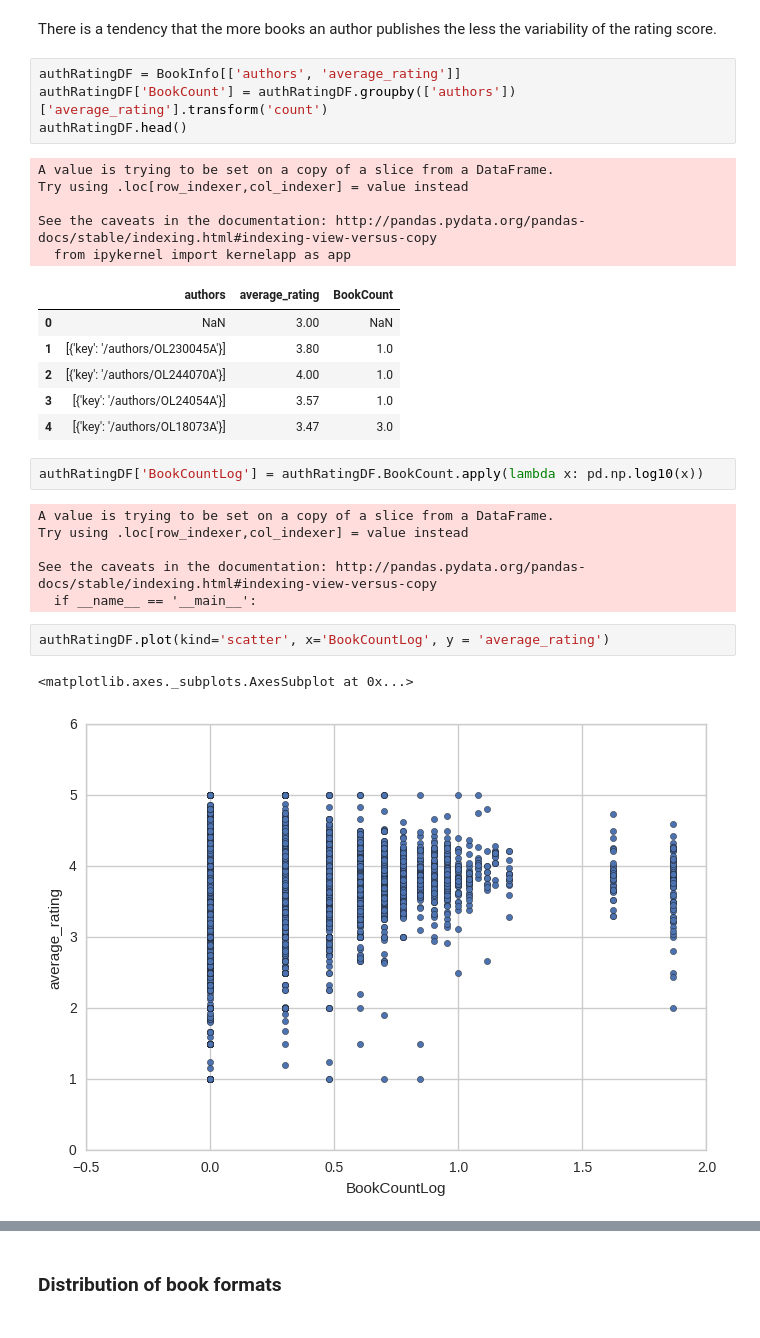
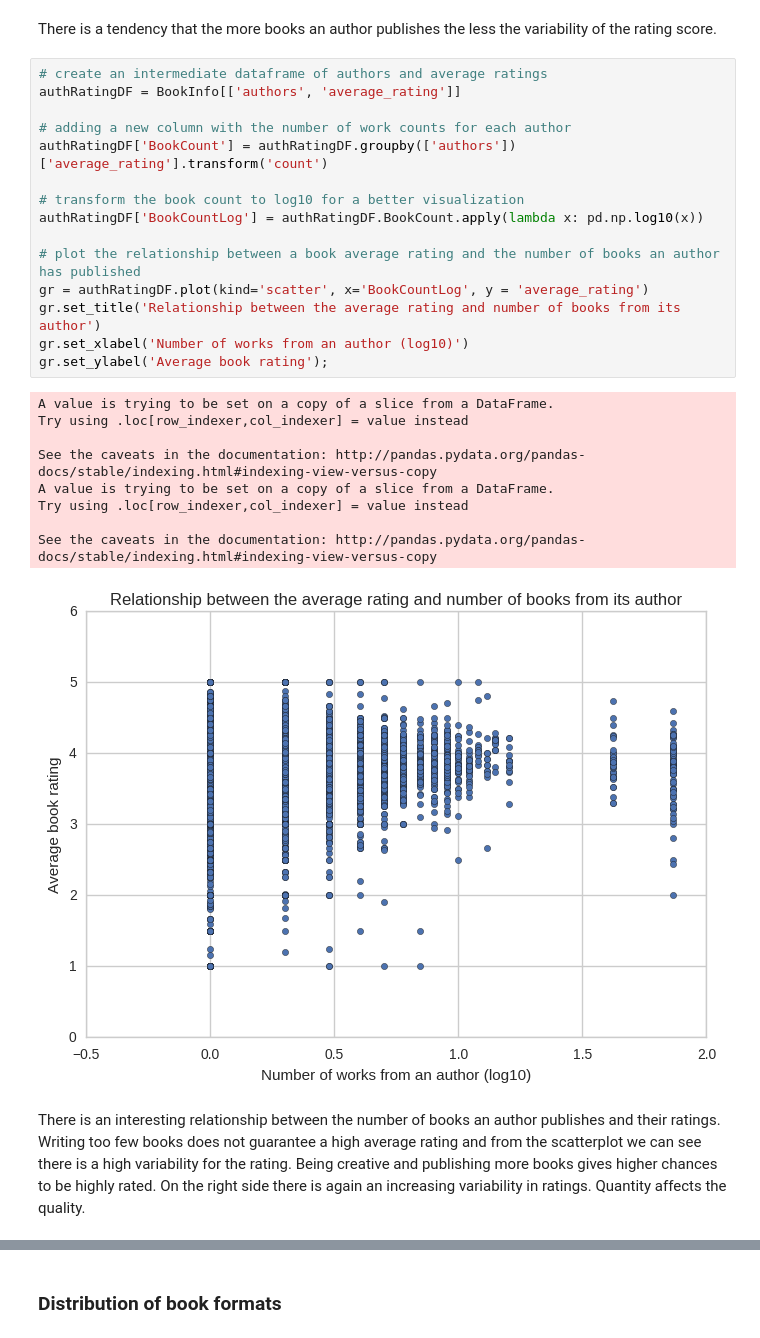
Before and after one commit to klitonandrea/BookRatings, a Jupyter notebook: Story telling with book ratings.ipynb, the cells around one changed output, grey strips where cells are left out. Cells and saved outputs as stored; diff of their text form.

```diff
--- a/Story telling with book ratings.ipynb
+++ b/Story telling with book ratings.ipynb
@@ -350,33 +373,31 @@ authAverageCount.plot(kind='scatter', x='count', y='mean', logx=True)
 We can improve this visualization by taking the logarithm of the x-axis.
 # %% [markdown]
 There is a tendency that the more books an author publishes the less the variability of the rating score.
-# %%
-authRatingDF = BookInfo[['authors', 'average_rating']]
-authRatingDF['BookCount'] = authRatingDF.groupby(['authors'])['average_rating'].transform('count')
-authRatingDF.head()
-# %% [output]
-A value is trying to be set on a copy of a slice from a DataFrame.
-Try using .loc[row_indexer,col_indexer] = value instead
-
-See the caveats in the documentation: http://pandas.pydata.org/pandas-docs/stable/indexing.html#indexing-view-versus-copy
-  from ipykernel import kernelapp as app
-|  | authors | average_rating | BookCount |
-| 0 | NaN | 3.00 | NaN |
-| 1 | [{'key': '/authors/OL230045A'}] | 3.80 | 1.0 |
-| 2 | [{'key': '/authors/OL244070A'}] | 4.00 | 1.0 |
-| 3 | [{'key': '/authors/OL24054A'}] | 3.57 | 1.0 |
-| 4 | [{'key': '/authors/OL18073A'}] | 3.47 | 3.0 |
-# %%
-authRatingDF['BookCountLog'] = authRatingDF.BookCount.apply(lambda x: pd.np.log10(x))
-# %% [output]
-A value is trying to be set on a copy of a slice from a DataFrame.
-Try using .loc[row_indexer,col_indexer] = value instead
-
-See the caveats in the documentation: http://pandas.pydata.org/pandas-docs/stable/indexing.html#indexing-view-versus-copy
-  if __name__ == '__main__':
-# %%
-authRatingDF.plot(kind='scatter', x='BookCountLog', y = 'average_rating')
-# %% [output]
-<matplotlib.axes._subplots.AxesSubplot at 0x...>
-[figure, removed]
+# %%
+# create an intermediate dataframe of authors and average ratings
+authRatingDF = BookInfo[['authors', 'average_rating']]
+
+# adding a new column with the number of work counts for each author
+authRatingDF['BookCount'] = authRatingDF.groupby(['authors'])['average_rating'].transform('count')
+
+# transform the book count to log10 for a better visualization
+authRatingDF['BookCountLog'] = authRatingDF.BookCount.apply(lambda x: pd.np.log10(x))
+
+# plot the relationship between a book average rating and the number of books an author has published
+gr = authRatingDF.plot(kind='scatter', x='BookCountLog', y = 'average_rating')
+gr.set_title('Relationship between the average rating and number of books from its author')
+gr.set_xlabel('Number of works from an author (log10)')
+gr.set_ylabel('Average book rating');
+# %% [output]
+A value is trying to be set on a copy of a slice from a DataFrame.
+Try using .loc[row_indexer,col_indexer] = value instead
+
+See the caveats in the documentation: http://pandas.pydata.org/pandas-docs/stable/indexing.html#indexing-view-versus-copy
+A value is trying to be set on a copy of a slice from a DataFrame.
+Try using .loc[row_indexer,col_indexer] = value instead
+
+See the caveats in the documentation: http://pandas.pydata.org/pandas-docs/stable/indexing.html#indexing-view-versus-copy
+[figure, added]
+# %% [markdown]
+There is an interesting relationship between the number of books an author publishes and their ratings. Writing too few books does not guarantee a high average rating and from the scatterplot we can see there is a high variability for the rating. Being creative and publishing more books gives higher chances to be highly rated. On the right side there is again an increasing variability in ratings. Quantity affects the quality.
 # %%
```
Also changed, not shown: parts of 8 cells of this notebook.
